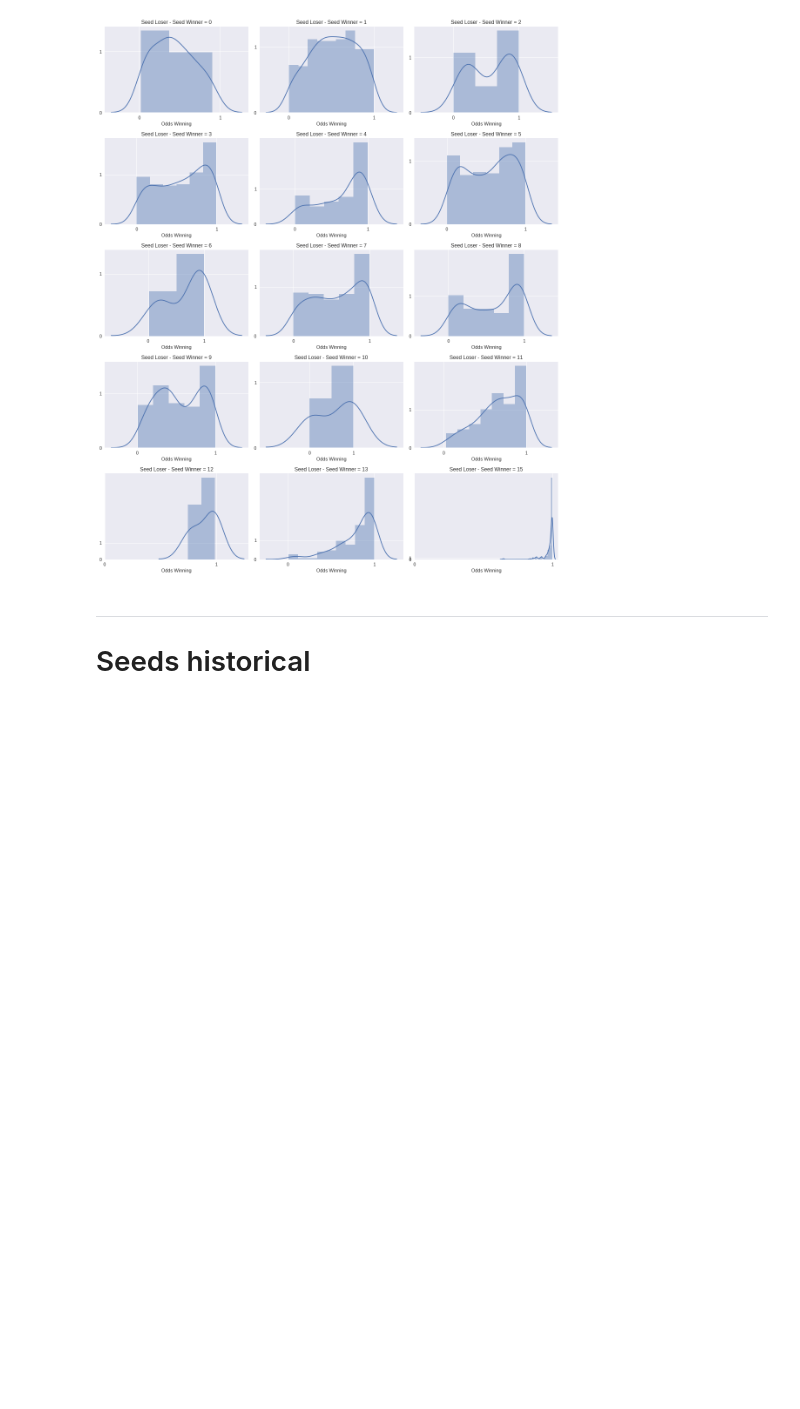
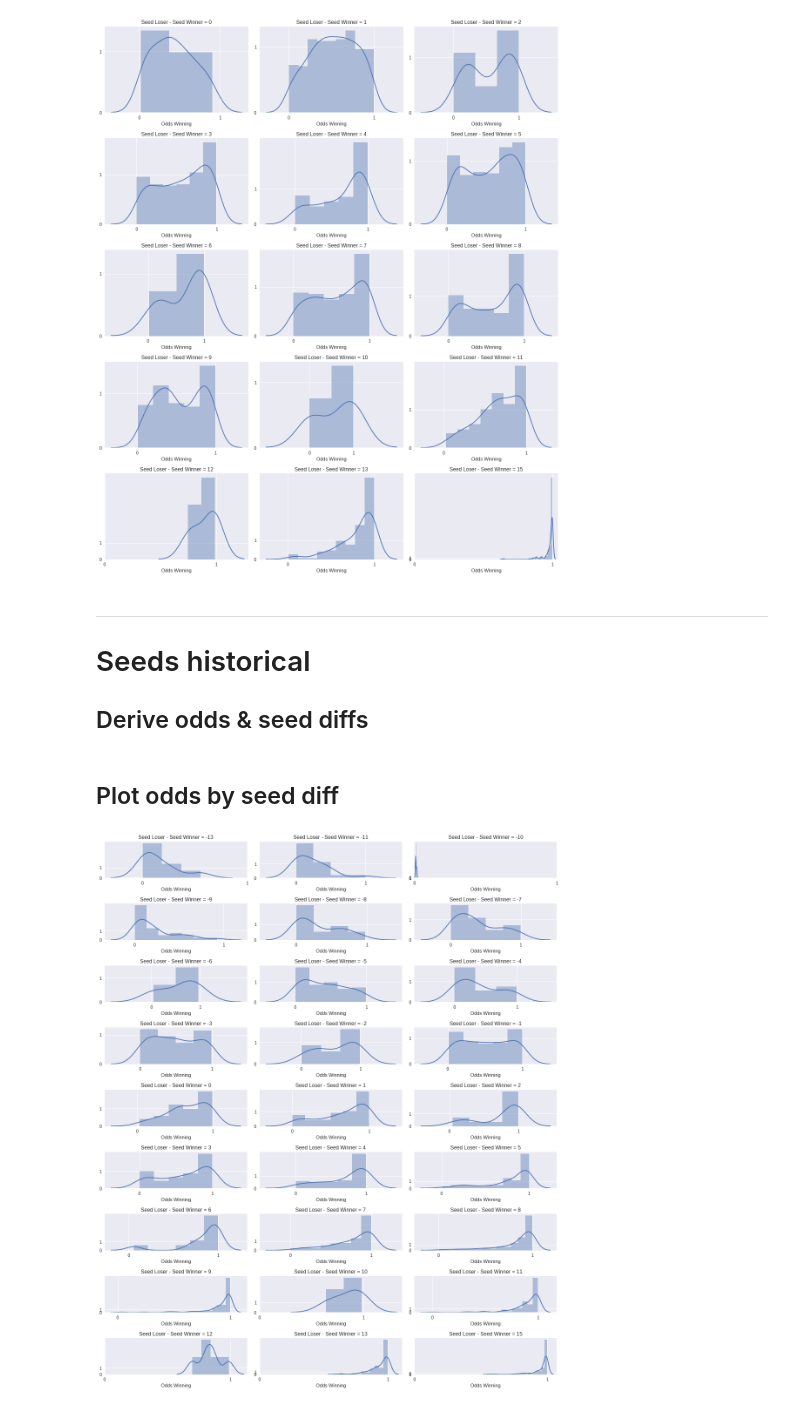
Before and after one commit to jgoerner/MarchMadness, a Jupyter notebook: MarchMadness/notebooks/0.6-jgoerner-odds-seeds.ipynb, the cells around one changed output. Drawn from its saved outputs; the diff is of its cells as text; code cells hidden in the pictures; blank space fills up the shorter version.

Commit message:
finished odd - seed comparison

```diff
--- a/MarchMadness/notebooks/0.6-jgoerner-odds-seeds.ipynb
+++ b/MarchMadness/notebooks/0.6-jgoerner-odds-seeds.ipynb
@@ -104,3 +104,4 @@ plt.savefig("./figures/06_jgoerner_odds_seeds_seed_diff_absolute_comparison.png"
 # %% [markdown]
 ***
 # Seeds historical
+## Derive odds & seed diffs
@@ -108,0 +144,16 @@ plt.savefig("./figures/06_jgoerner_odds_seeds_seed_diff_absolute_comparison.png"
+# %% [markdown]
+## Plot odds by seed diff
+# %%
+plt.rcParams["figure.figsize"] = (15, 18)
+fig, ax = plt.subplots(9, 3)
+for idx, diff in enumerate(sorted(df_ncaa_hist_odds_seed["seed_diff"].unique())):
+    plt.sca(ax.ravel()[idx])
+    sns.distplot(df_ncaa_hist_odds_seed[df_ncaa_hist_odds_seed["seed_diff"] == diff]["odds_a"])
+    plt.title("Seed Loser - Seed Winner = {}".format(diff))
+    ax.ravel()[idx].set_xlabel("Odds Winning")
+    ax.ravel()[idx].set_xticks([0, 1])
+    ax.ravel()[idx].set_yticks([0, 1])
+plt.tight_layout()
+plt.savefig("./figures/06_jgoerner_odds_seeds_hist_seed_diff_comparison.png")
+# %% [output]
+[figure, added]
```
Also changed, not shown: parts of 6 cells of this notebook, 3 other files.
